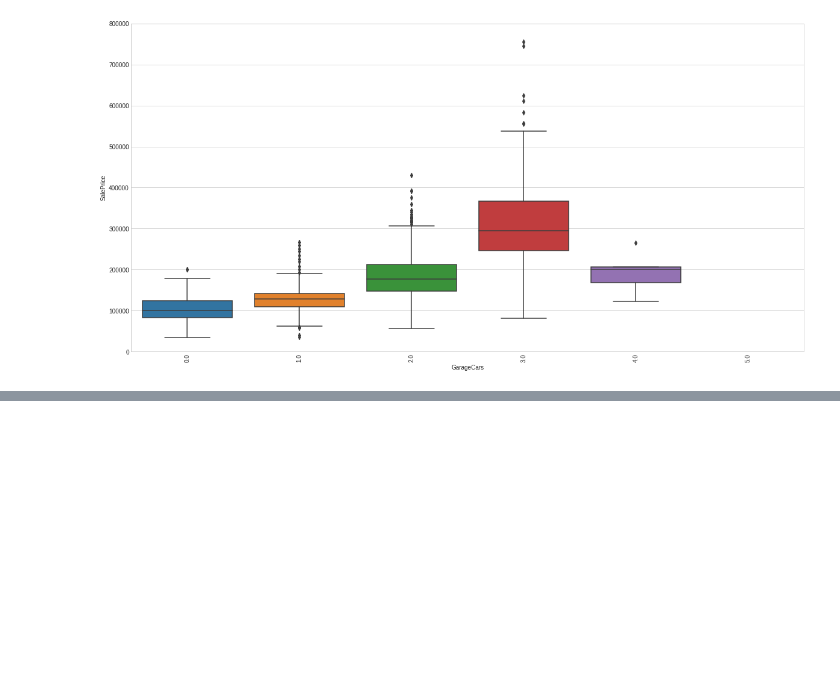
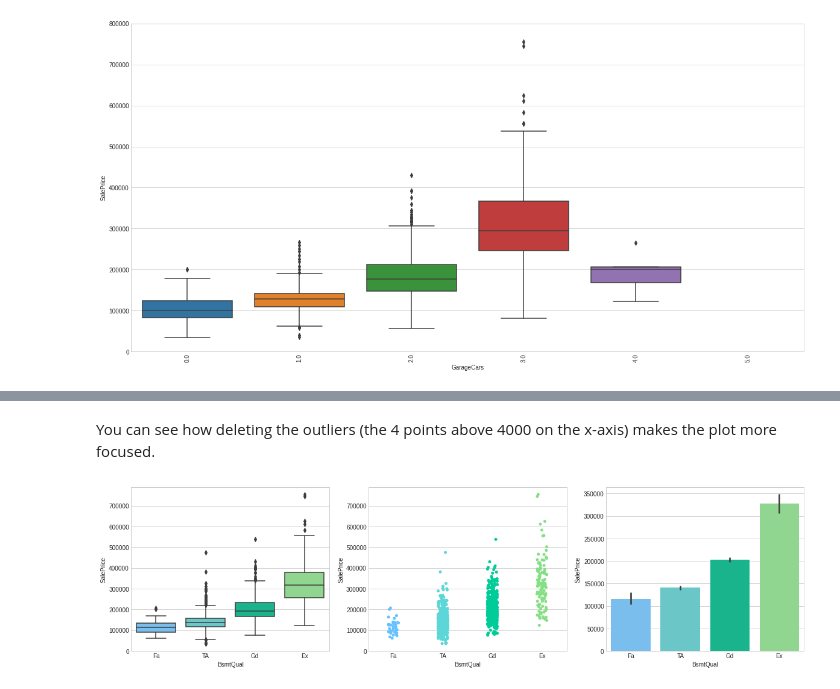
Before and after one commit to villafue/Capstone_1-_Predict_House_Prices, a Jupyter notebook: House_Price.ipynb, the cells around one changed output, grey strips where cells are left out. Cells and saved outputs as stored; diff of their text form; code cells hidden in the pictures; blank space fills up the shorter version.

```diff
--- a/House_Price.ipynb
+++ b/House_Price.ipynb
@@ -640,0 +653,15 @@ AttributeError: ignored
+# %% [markdown]
+You can see how deleting the outliers (the 4 points above 4000 on the x-axis) makes the plot more focused.
+# %%
+plt.subplots(figsize =(20, 5))
+
+plt.subplot(1, 3, 1)
+sns.boxplot(x="BsmtQual", y="SalePrice", data=train, palette = mycols, order=['Fa', 'TA', 'Gd', 'Ex']);
+
+plt.subplot(1, 3, 2)
+sns.stripplot(x="BsmtQual", y="SalePrice", data=train, palette = mycols, size = 5, jitter = True, order=['Fa', 'TA', 'Gd', 'Ex']);
+
+plt.subplot(1, 3, 3)
+sns.barplot(x="BsmtQual", y="SalePrice", data=train, palette = mycols, order=['Fa', 'TA', 'Gd', 'Ex']);
+# %% [output]
+[figure, added]
```
Also changed, not shown: parts of 17 cells of this notebook.
